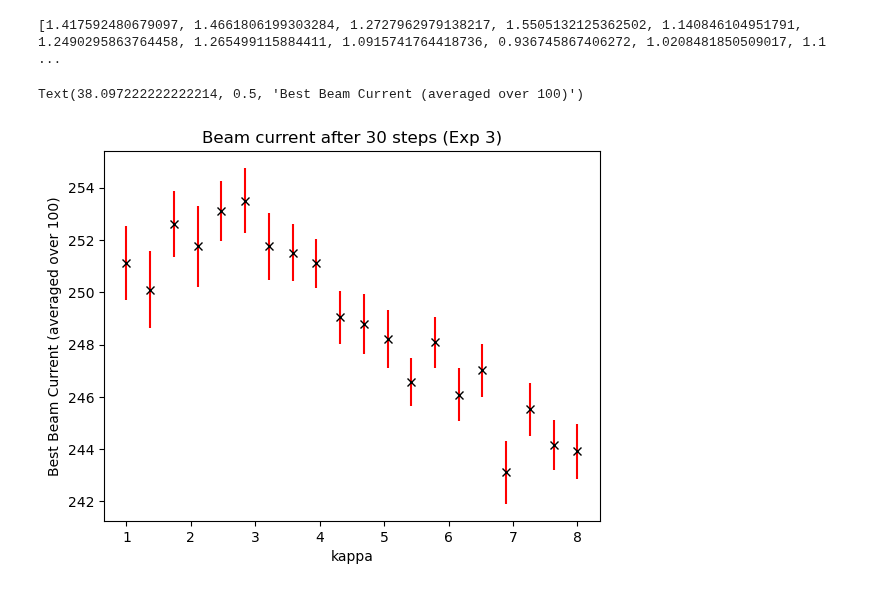
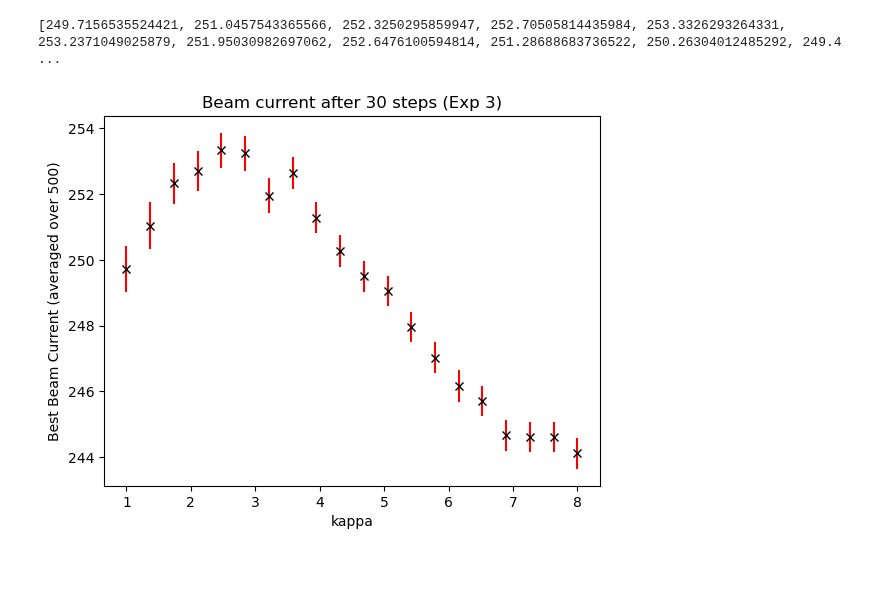
Before and after one commit to yubinhu/Venus-Exploration, a Jupyter notebook: Scripts/BayesOptVisualizer.ipynb, the cells around one changed output. Drawn from its saved outputs; the diff is of its cells as text; code cells hidden in the pictures.

```diff
--- a/Scripts/BayesOptVisualizer.ipynb
+++ b/Scripts/BayesOptVisualizer.ipynb
@@ -13,18 +6,25 @@ with open('../Results/%s.pickle'%fn, 'rb') as file:
 # %%
+exp_num = '3'
+n = 500
+n_iter = 30
+fn = "kappa_exp%s_n%d_datanorm"%(exp_num, n)
+with open('../Results/%s.pickle'%fn, 'rb') as file:
+    results_dict = pickle.load(file)
+
 kappas = results_dict.keys()
 mean = []
 std = []
 for kappa in kappas:
     best_list = results_dict[kappa]
     mean.append(np.mean(best_list))
     std.append(np.std(best_list))
 err = [e/math.sqrt(n) for e in std]
+print(mean, err)
 plt.errorbar(kappas, mean, yerr=err, fmt="x", color='black', ecolor="red")
 plt.title("Beam current after %d steps (Exp %s)"%(n_iter, exp_num))
 plt.xlabel("kappa")
+plt.ylabel("Best Beam Current (averaged over %d)"%n)
 plt.savefig("../Graphs/BayesOpt/exp%s_n%d.png"%(exp_num, n))
-plt.ylabel("Best Beam Current (averaged over %d)"%n)
 # %% [output]
-[1.417592480679097, 1.4661806199303284, 1.2727962979138217, 1.5505132125362502, 1.140846104951791, 1.2490295863764458, 1.265499115884411, 1.0915741764418736, 0.936745867406272, 1.0208481850509017, 1.1 ...
+[249.7156535524421, 251.0457543365566, 252.3250295859947, 252.70505814435984, 253.3326293264331, 253.2371049025879, 251.95030982697062, 252.6476100594814, 251.28688683736522, 250.26304012485292, 249.4 ...
-Text(38.097222222222214, 0.5, 'Best Beam Current (averaged over 100)')
-[figure, old version]
+[figure, new version]
```
Also changed, not shown: parts of 2 cells of this notebook, 10 other files.
